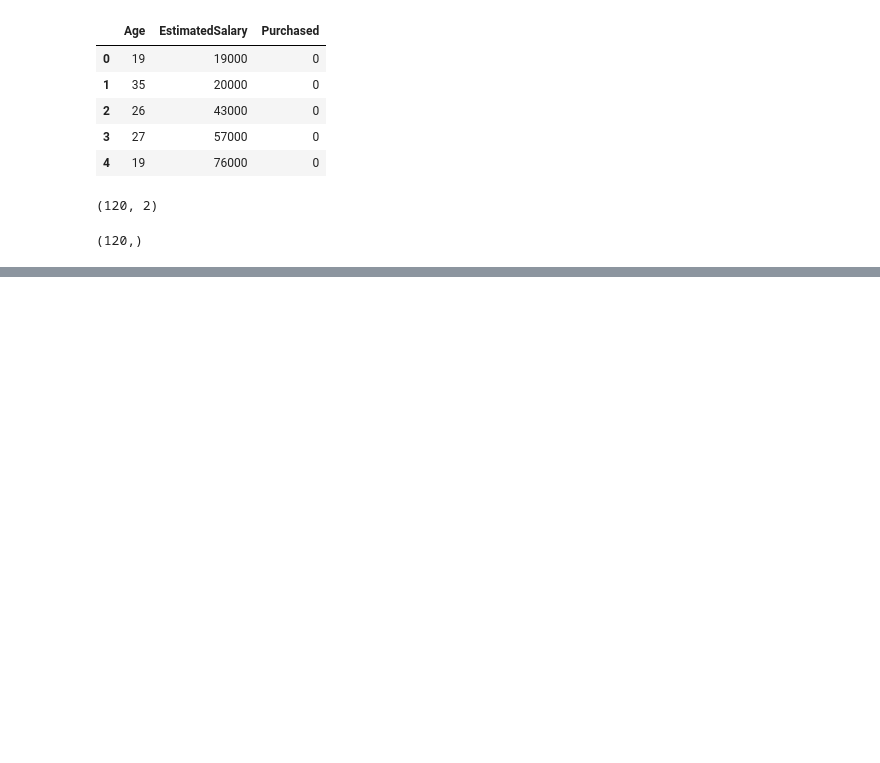
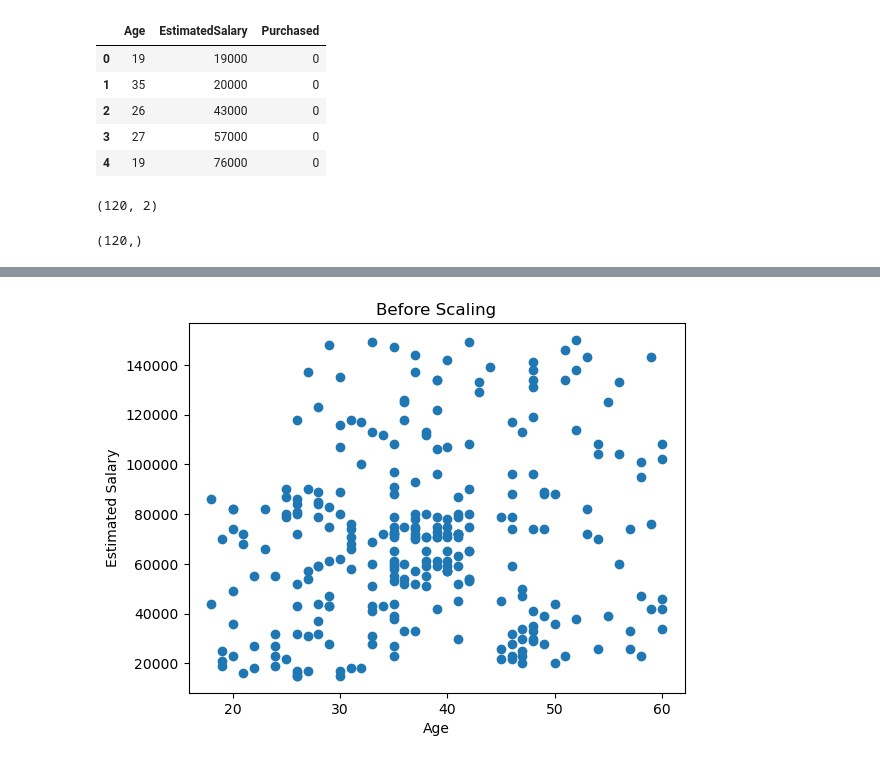
Before and after one commit to parthpandya-qt/Machine-Learning, a Jupyter notebook: 10featureScaling.ipynb, the cells around one changed output, grey strips where cells are left out. Saved outputs shown, nothing was run; the diff lists cells and outputs as text; code cells hidden in the pictures; blank space fills up the shorter version.

Commit message:
learned till columnTransformer

```diff
--- a/10featureScaling.ipynb
+++ b/10featureScaling.ipynb
@@ -30,3 +30,9 @@ y_test.shape
 (120,)
 # %%
 #Standard Scalar
+from sklearn.preprocessing import StandardScaler
+scaler = StandardScaler()
+#fit the scaler to the train set, it will learn parameters(mean and standard deviation)
+scaler.fit(x_train)
+x_train_scaled = scaler.transform(x_train)
+x_test_scaled = scaler.transform(x_test)
@@ -32,0 +54,13 @@ y_test.shape
+# %%
+#Before scaling
+plt.scatter(
+    x_train['Age'],
+    x_train['EstimatedSalary']
+)
+
+plt.title("Before Scaling")
+plt.xlabel("Age")
+plt.ylabel("Estimated Salary")
+plt.show()
+# %% [output]
+[figure, added]
```
Also changed, not shown: parts of 4 cells of this notebook, 10 other files.
